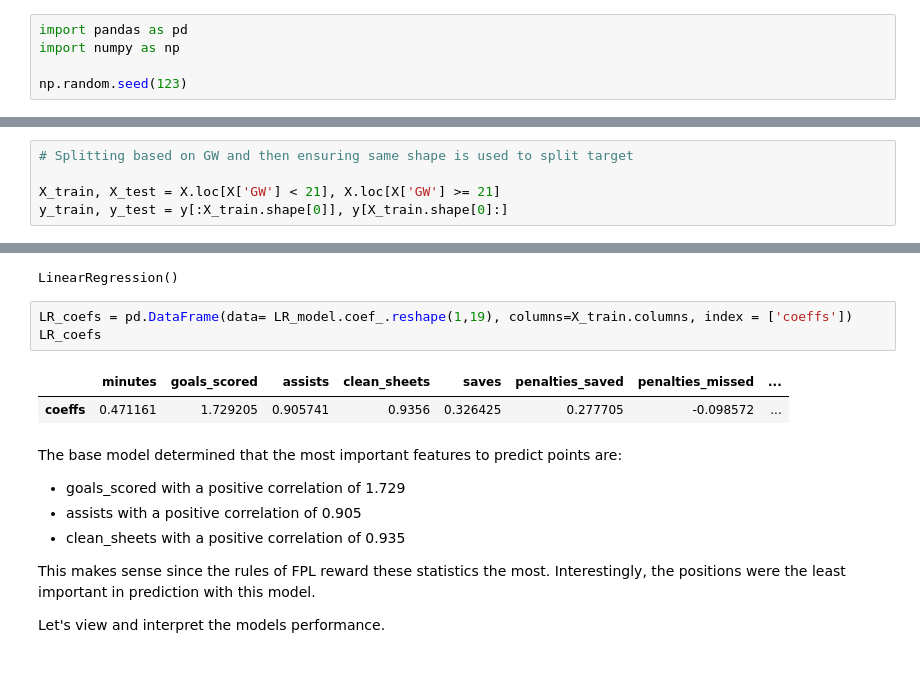
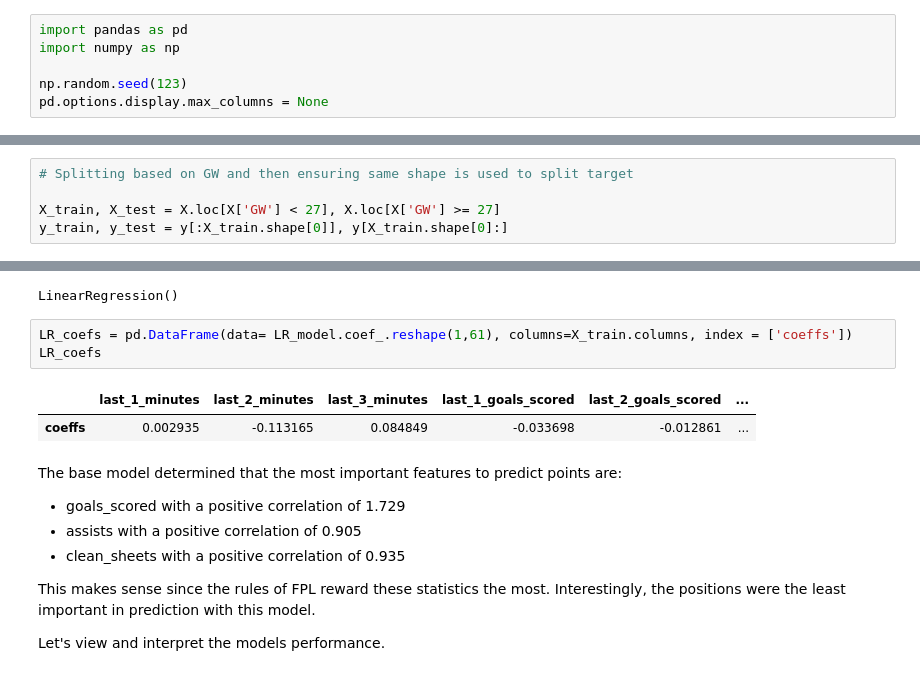
Before and after one commit to farhank-0/Fantasy-Premier-League-Optimization, a Jupyter notebook: notebooks/2_Farhan_Kassam_FPL_Modelling.ipynb, the cells around one changed output, grey strips where cells are left out. Saved outputs shown, nothing was run; the diff lists cells and outputs as text.

```diff
--- a/notebooks/2_Farhan_Kassam_FPL_Modelling.ipynb
+++ b/notebooks/2_Farhan_Kassam_FPL_Modelling.ipynb
@@ -16,6 +16,7 @@ import pandas as pd
 import numpy as np
 
 np.random.seed(123)
+pd.options.display.max_columns = None
 # %%
 # reading in the clean data and viewing it
 df = pd.read_csv('../data/cleaned.csv', index_col=0)
@@ -82,7 +90,7 @@ y = model_df['total_points']
 # %%
 # Splitting based on GW and then ensuring same shape is used to split target
 
-X_train, X_test = X.loc[X['GW'] < 21], X.loc[X['GW'] >= 21]
+X_train, X_test = X.loc[X['GW'] < 27], X.loc[X['GW'] >= 27]
 y_train, y_test = y[:X_train.shape[0]], y[X_train.shape[0]:]
 # %%
 # Sanity check to make sure shapes of train and test sets are consistent
@@ -128,11 +136,11 @@ LR_model.fit(X_train_scaled, y_train)
 # %% [output]
 LinearRegression()
 # %%
-LR_coefs = pd.DataFrame(data= LR_model.coef_.reshape(1,19), columns=X_train.columns, index = ['coeffs'])
+LR_coefs = pd.DataFrame(data= LR_model.coef_.reshape(1,61), columns=X_train.columns, index = ['coeffs'])
 LR_coefs
 # %% [output]
-|  | minutes | goals_scored | assists | clean_sheets | saves | penalties_saved | penalties_missed | ... |
-| coeffs | 0.471161 | 1.729205 | 0.905741 | 0.9356 | 0.326425 | 0.277705 | -0.098572 | ... |
+|  | last_1_minutes | last_2_minutes | last_3_minutes | last_1_goals_scored | last_2_goals_scored | ... |
+| coeffs | 0.002935 | -0.113165 | 0.084849 | -0.033698 | -0.012861 | ... |
 # %% [markdown]
 The base model determined that the most important features to predict points are:
 - goals_scored with a positive correlation of 1.729
```
Also changed, not shown: parts of 23 cells of this notebook, 1 other file.
